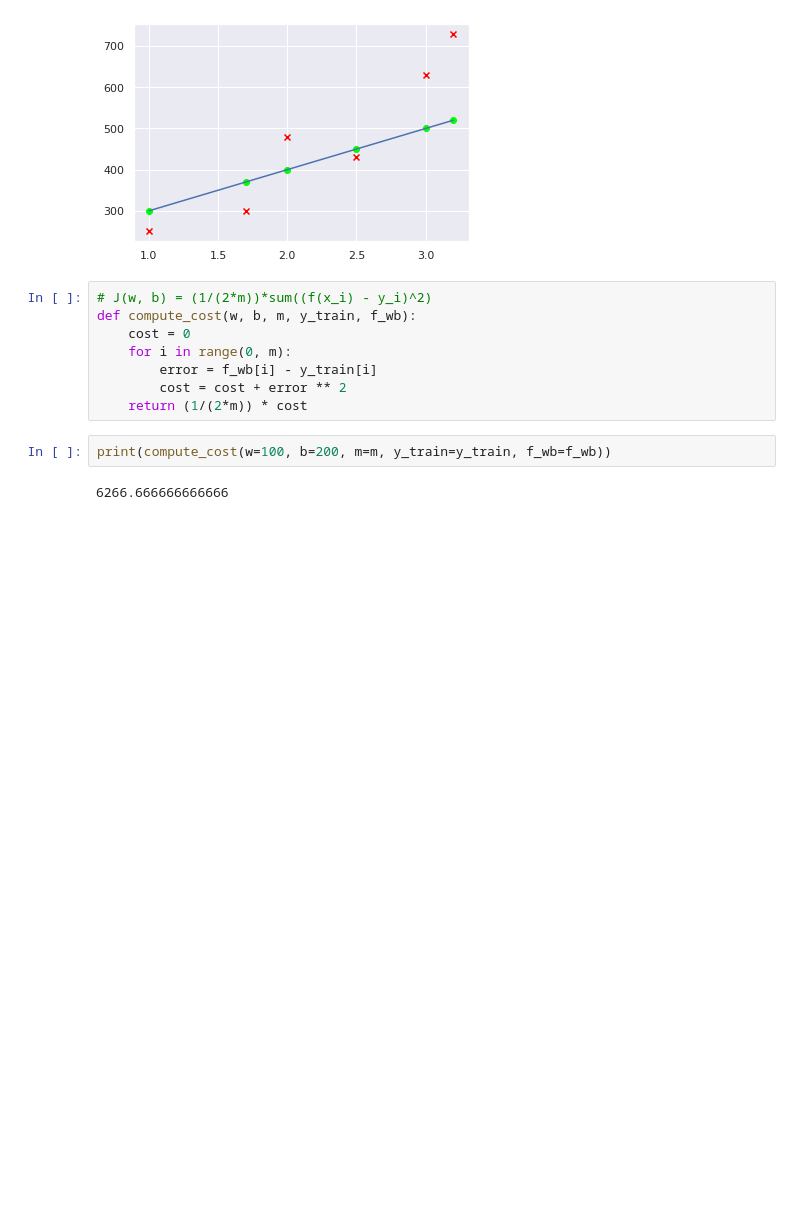
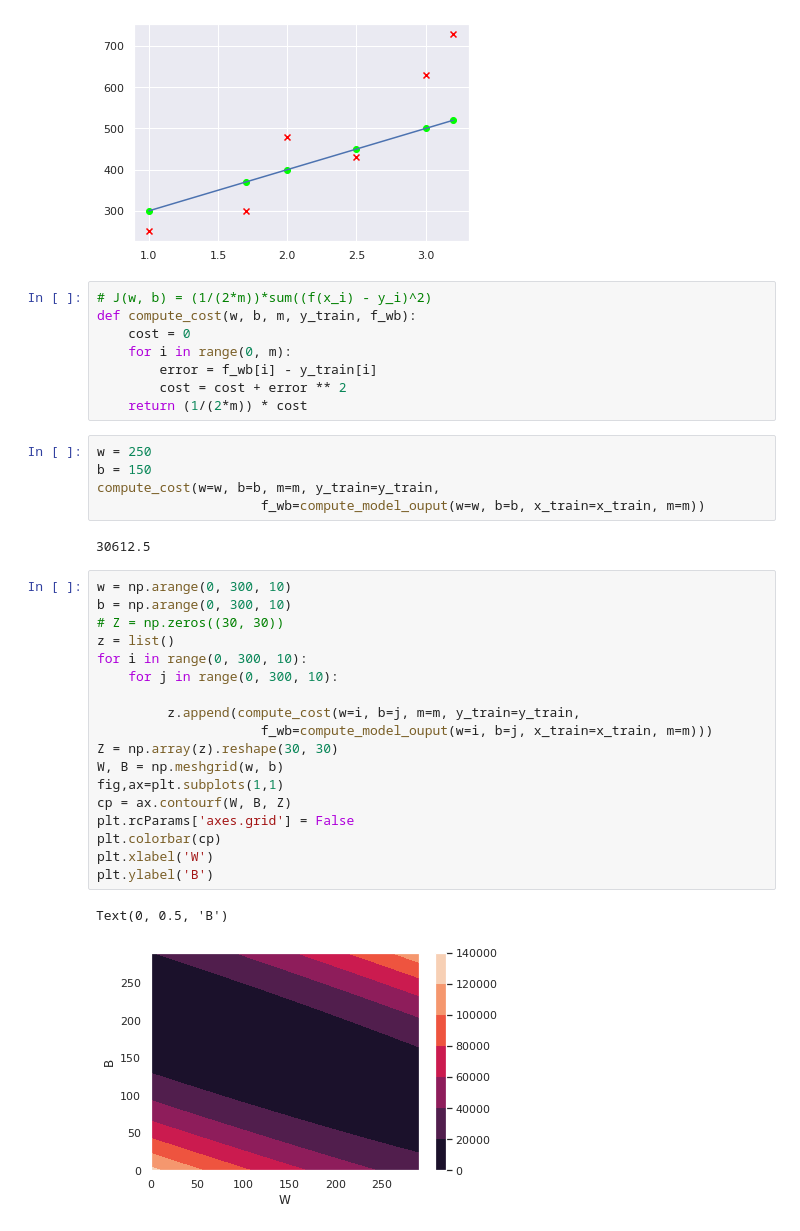
Before and after one commit to BorhanPetgar/ML-Tutorial, a Jupyter notebook: compute cost.ipynb, the cells around one changed output. Cells and saved outputs as stored; diff of their text form; blank space fills up the shorter version.

Commit message:
contour and contourf plot added

```diff
--- a/compute cost.ipynb
+++ b/compute cost.ipynb
@@ -62,6 +62,30 @@ def compute_cost(w, b, m, y_train, f_wb):
         cost = cost + error ** 2
     return (1/(2*m)) * cost
 # %%
-print(compute_cost(w=100, b=200, m=m, y_train=y_train, f_wb=f_wb))
+w = 250
+b = 150
+compute_cost(w=w, b=b, m=m, y_train=y_train,
+                     f_wb=compute_model_ouput(w=w, b=b, x_train=x_train, m=m))
 # %% [output]
-6266.666666666666
+30612.5
+# %%
+w = np.arange(0, 300, 10)
+b = np.arange(0, 300, 10)
+# Z = np.zeros((30, 30))
+z = list()
+for i in range(0, 300, 10):
+    for j in range(0, 300, 10):
+
+         z.append(compute_cost(w=i, b=j, m=m, y_train=y_train,
+                     f_wb=compute_model_ouput(w=i, b=j, x_train=x_train, m=m)))
+Z = np.array(z).reshape(30, 30)
+W, B = np.meshgrid(w, b)
+fig,ax=plt.subplots(1,1)
+cp = ax.contourf(W, B, Z)
+plt.rcParams['axes.grid'] = False
+plt.colorbar(cp)
+plt.xlabel('W')
+plt.ylabel('B')
+# %% [output]
+Text(0, 0.5, 'B')
+[figure, added]
```
Also changed, not shown: parts of 4 cells of this notebook.
